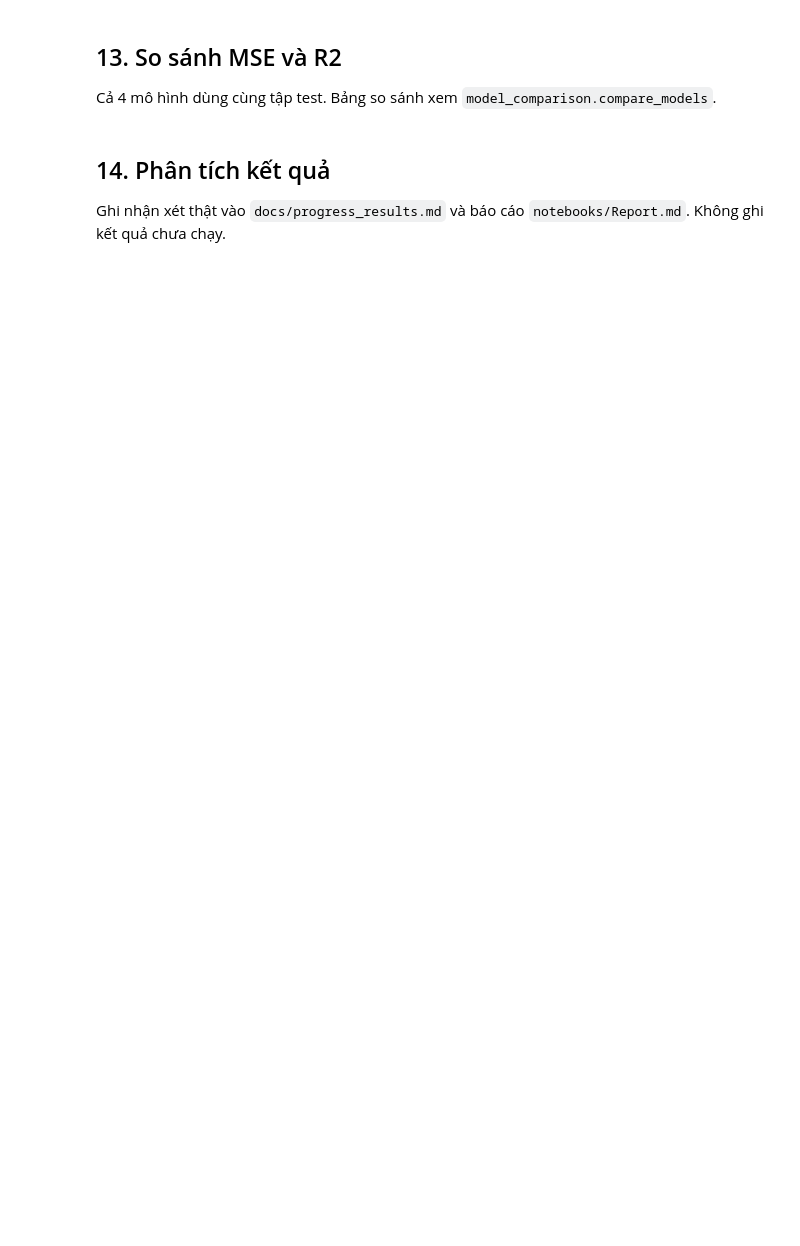
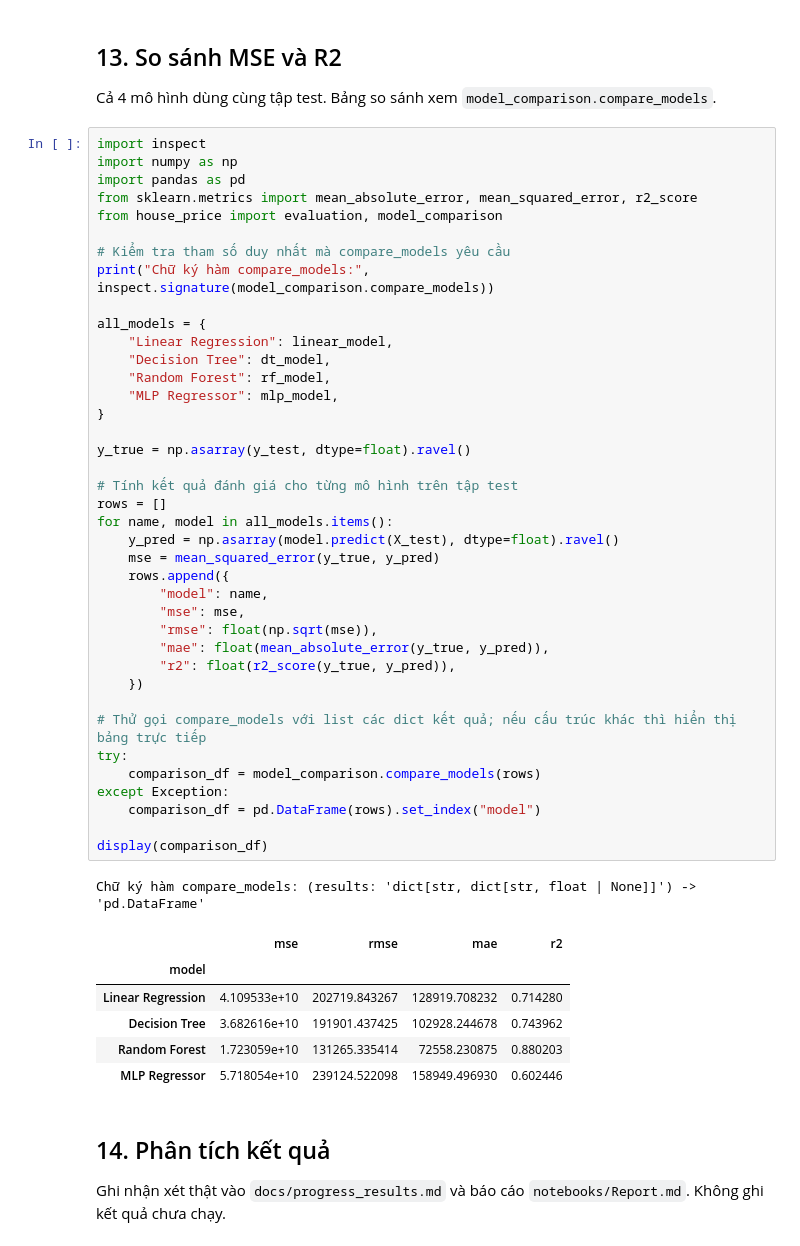
Before and after one commit to ThanhHuyMLE/Project_MachineLearning_Group5, a Jupyter notebook: notebooks/practice_04_mlp_regression.ipynb, the cells around one changed output. Saved outputs shown, nothing was run; the diff lists cells and outputs as text; blank space fills up the shorter version.

```diff
--- a/notebooks/practice_04_mlp_regression.ipynb
+++ b/notebooks/practice_04_mlp_regression.ipynb
@@ -474,6 +714,53 @@ Linear Regression (đã cài đặt xong làm mẫu), Decision Tree, Random Fore
 ## 13. So sánh MSE và R2
 
 Cả 4 mô hình dùng cùng tập test. Bảng so sánh xem `model_comparison.compare_models`.
+# %%
+import inspect
+import numpy as np
+import pandas as pd
+from sklearn.metrics import mean_absolute_error, mean_squared_error, r2_score
+from house_price import evaluation, model_comparison
+
+# Kiểm tra tham số duy nhất mà compare_models yêu cầu
+print("Chữ ký hàm compare_models:", inspect.signature(model_comparison.compare_models))
+
+all_models = {
+    "Linear Regression": linear_model,
+    "Decision Tree": dt_model,
+    "Random Forest": rf_model,
+    "MLP Regressor": mlp_model,
+}
+
+y_true = np.asarray(y_test, dtype=float).ravel()
+
+# Tính kết quả đánh giá cho từng mô hình trên tập test
+rows = []
+for name, model in all_models.items():
+    y_pred = np.asarray(model.predict(X_test), dtype=float).ravel()
+    mse = mean_squared_error(y_true, y_pred)
+    rows.append({
+        "model": name,
+        "mse": mse,
+        "rmse": float(np.sqrt(mse)),
+        "mae": float(mean_absolute_error(y_true, y_pred)),
+        "r2": float(r2_score(y_true, y_pred)),
+    })
+
+# Thử gọi compare_models với list các dict kết quả; nếu cấu trúc khác thì hiển thị bảng trực tiếp
+try:
+    comparison_df = model_comparison.compare_models(rows)
+except Exception:
+    comparison_df = pd.DataFrame(rows).set_index("model")
+
+display(comparison_df)
+# %% [output]
+Chữ ký hàm compare_models: (results: 'dict[str, dict[str, float | None]]') -> 'pd.DataFrame'
+|  | mse | rmse | mae | r2 |
+| model |  |  |  |  |
+| Linear Regression | 4.109533e+10 | 202719.843267 | 128919.708232 | 0.714280 |
+| Decision Tree | 3.682616e+10 | 191901.437425 | 102928.244678 | 0.743962 |
+| Random Forest | 1.723059e+10 | 131265.335414 | 72558.230875 | 0.880203 |
+| MLP Regressor | 5.718054e+10 | 239124.522098 | 158949.496930 | 0.602446 |
 # %% [markdown]
 ## 14. Phân tích kết quả
 
```
Also changed, not shown: parts of 9 cells of this notebook, 2 other files.
